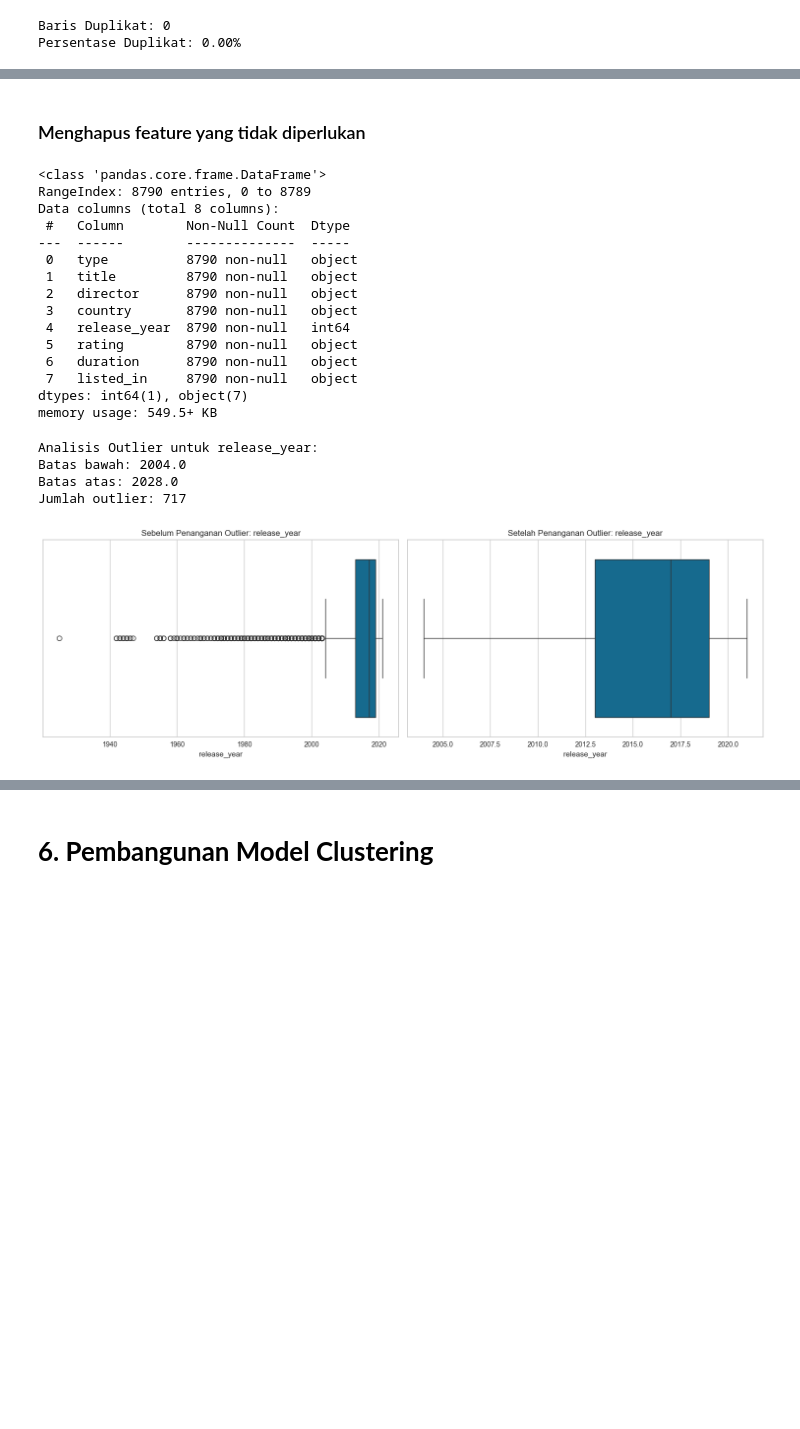
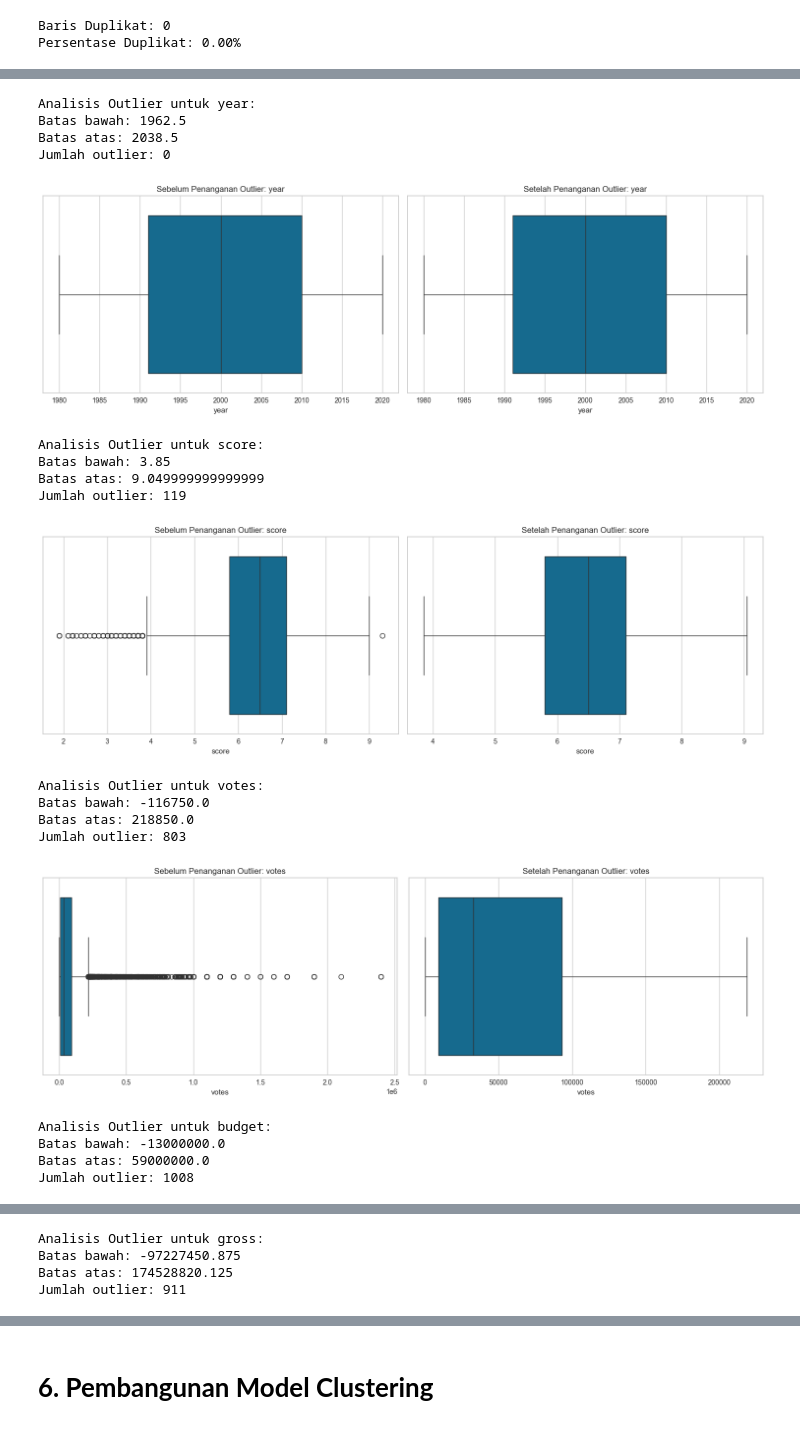
Before and after one commit to ikrar557/mlp-dicoding, a Jupyter notebook: [Clustering] Submission Akhir BMLP_Ikrar.ipynb, the cells around one changed output, grey strips where cells are left out. Drawn from its saved outputs; the diff is of its cells as text; code cells hidden in the pictures; blank space fills up the shorter version.

```diff
--- a/[Clustering] Submission Akhir BMLP_Ikrar.ipynb
+++ b/[Clustering] Submission Akhir BMLP_Ikrar.ipynb
@@ -46,5 +46,5 @@ Jika dataset berada di Google Drive, pastikan Anda menghubungkan Google Drive ke
 # %%
-df = pd.read_csv("netflix_data_inisiasi.csv")
+df = pd.read_csv("movies_inisiasi.csv")
 # %%
 df.head()
 # %% [output]
@@ -434,0 +323,12 @@ dtype: float64 %
+# %%
+df['budget'] = df['budget'].fillna(df['budget'].median())
+
+moderate_cols = ['gross', 'company', 'rating', 'released']
+num_cols = ['gross']
+df[num_cols] = df[num_cols].fillna(df[num_cols].median())
+
+cat_cols = ['company', 'rating']
+df[cat_cols] = df[cat_cols].fillna(df[cat_cols].mode().iloc[0])
+
+low_missing_cols = ['score', 'votes', 'writer', 'star', 'country', 'runtime']
+df[low_missing_cols] = df[low_missing_cols].fillna(method='ffill')
@@ -443,3 +397,6 @@ Tidak ditemukan data duplikat maupun nilai yang hilang
+# %%
+drop_cols = ['name', 'released', 'director', 'writer']
+df.drop(drop_cols, axis=1, inplace=True)
 # %%
 df.info()
 # %% [output]
@@ -463,58 +421,48 @@ memory usage: 686.8+ KB
-# %% [markdown]
-### Menghapus feature yang tidak diperlukan
-# %%
-df = df.drop(['show_id','date_added'], axis=1)
-# %%
-df.info()
-# %% [output]
-<class 'pandas.core.frame.DataFrame'>
-RangeIndex: 8790 entries, 0 to 8789
-Data columns (total 8 columns):
- #   Column        Non-Null Count  Dtype
----  ------        --------------  -----
- 0   type          8790 non-null   object
- 1   title         8790 non-null   object
- 2   director      8790 non-null   object
- 3   country       8790 non-null   object
- 4   release_year  8790 non-null   int64
- 5   rating        8790 non-null   object
- 6   duration      8790 non-null   object
- 7   listed_in     8790 non-null   object
-dtypes: int64(1), object(7)
-memory usage: 549.5+ KB
 # %%
-numeric_features = df.select_dtypes(include=['number']).columns
-
-for feature in numeric_features:
+for feature in numerical_features:
     Q1 = df[feature].quantile(0.25)
     Q3 = df[feature].quantile(0.75)
     IQR = Q3 - Q1
 
     lower_bound = Q1 - 1.5 * IQR
     upper_bound = Q3 + 1.5 * IQR
 
     print(f"\nAnalisis Outlier untuk {feature}:")
     print(f"Batas bawah: {lower_bound}")
     print(f"Batas atas: {upper_bound}")
     print(f"Jumlah outlier: {len(df[(df[feature] < lower_bound) | (df[feature] > upper_bound)])}")
 
     plt.figure(figsize=(15, 5))
 
     plt.subplot(1, 2, 1)
     sns.boxplot(x=df[feature])
     plt.title(f'Sebelum Penanganan Outlier: {feature}')
 
     df[f'{feature}'] = df[feature].clip(lower_bound, upper_bound)
 
     plt.subplot(1, 2, 2)
     sns.boxplot(x=df[f'{feature}'])
     plt.title(f'Setelah Penanganan Outlier: {feature}')
 
     plt.tight_layout()
     plt.show()
 # %% [output]
-Analisis Outlier untuk release_year:
-Batas bawah: 2004.0
-Batas atas: 2028.0
-Jumlah outlier: 717
+Analisis Outlier untuk year:
+Batas bawah: 1962.5
+Batas atas: 2038.5
+Jumlah outlier: 0
-[figure, old version]
+[figure, new version]
+Analisis Outlier untuk score:
+Batas bawah: 3.85
+Batas atas: 9.049999999999999
+Jumlah outlier: 119
+[figure, added]
+Analisis Outlier untuk votes:
+Batas bawah: -116750.0
+Batas atas: 218850.0
+Jumlah outlier: 803
+[figure, added]
+Analisis Outlier untuk budget:
+Batas bawah: -13000000.0
+Batas atas: 59000000.0
+Jumlah outlier: 1008
@@ -520,0 +470,4 @@ Jumlah outlier: 717
+Analisis Outlier untuk gross:
+Batas bawah: -97227450.875
+Batas atas: 174528820.125
+Jumlah outlier: 911
```
Also changed, not shown: parts of 99 cells of this notebook, 5 other files.
